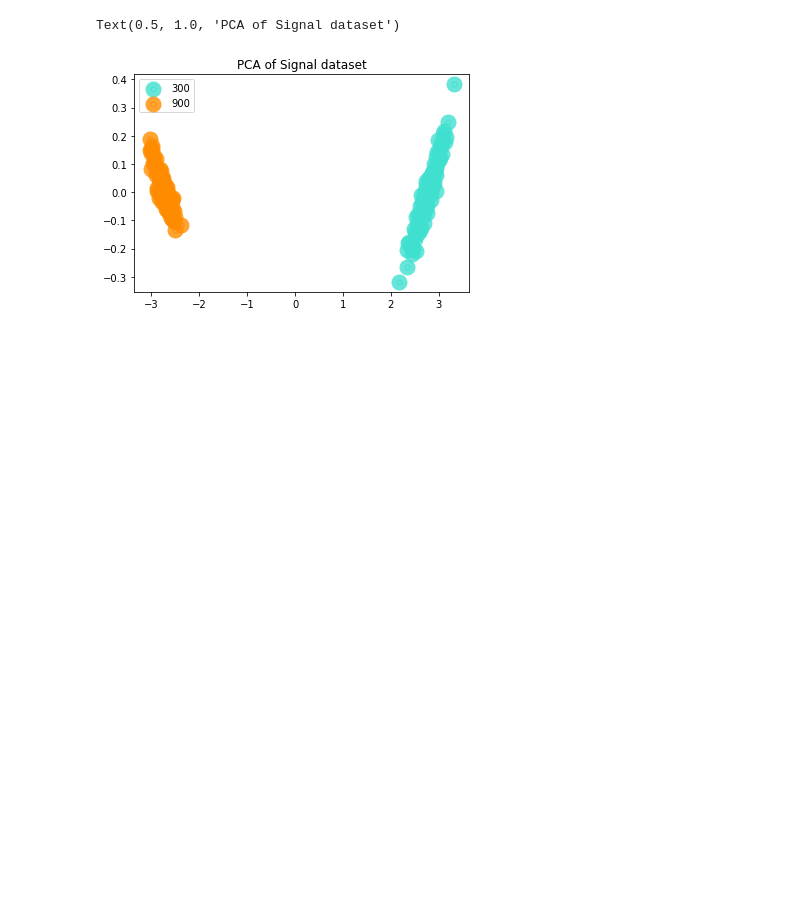
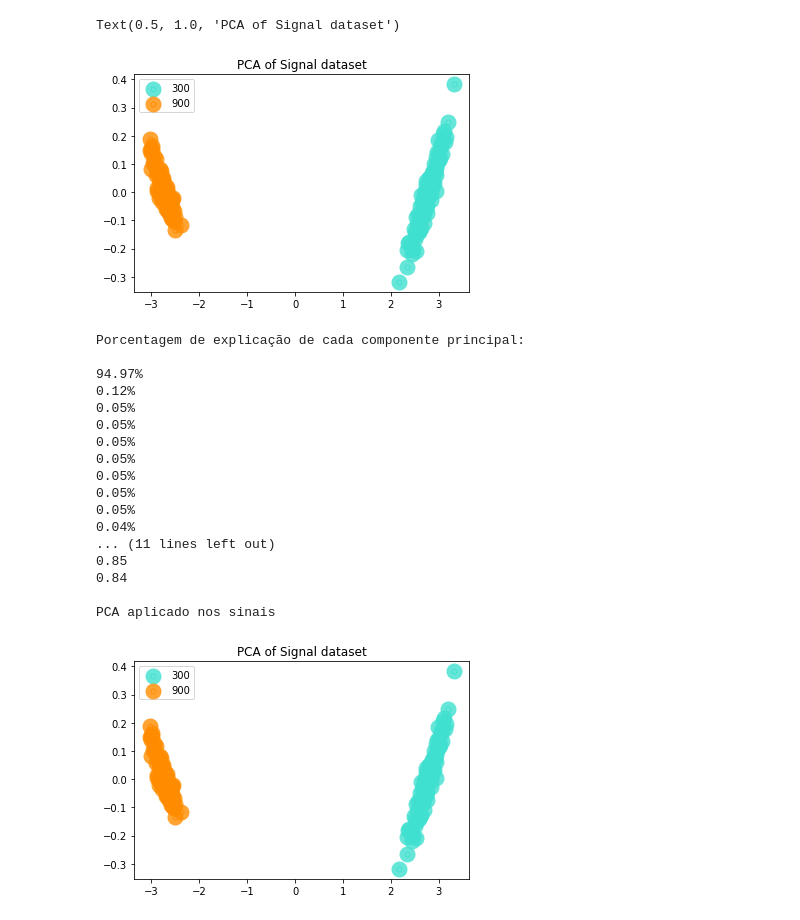
Before and after one commit to larissamazzero/RMN, a Jupyter notebook: pca.ipynb, the cells around one changed output. Drawn from its saved outputs; the diff is of its cells as text; code cells hidden in the pictures; blank space fills up the shorter version.

```diff
--- a/pca.ipynb
+++ b/pca.ipynb
@@ -423,0 +500,21 @@ Text(0.5, 1.0, 'PCA of Signal dataset')
+# %%
+pca_process(components=10, df_x='/content/x_300_900.dat', df_y='/content/y_300_900.txt', df_t='/content/Tempo.dat')
+# %% [output]
+Porcentagem de explicação de cada componente principal:
+
+94.97%
+0.12%
+0.05%
+0.05%
+0.05%
+0.05%
+0.05%
+0.05%
+0.05%
+0.04%
+... (11 lines left out)
+0.85
+0.84
+
+PCA aplicado nos sinais
+[figure, added]
```
Also changed, not shown: parts of 5 cells of this notebook.
